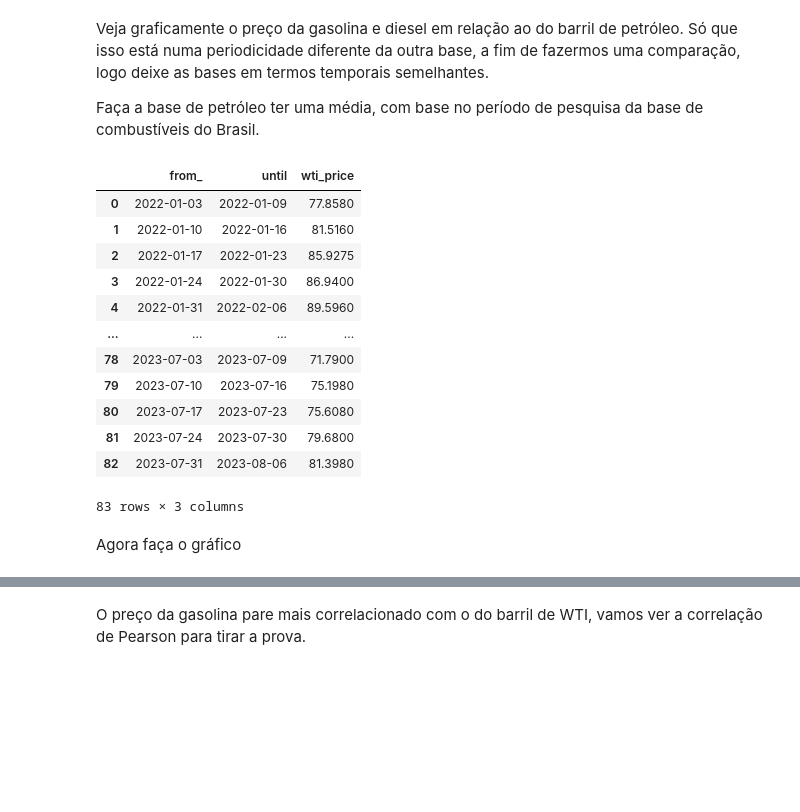
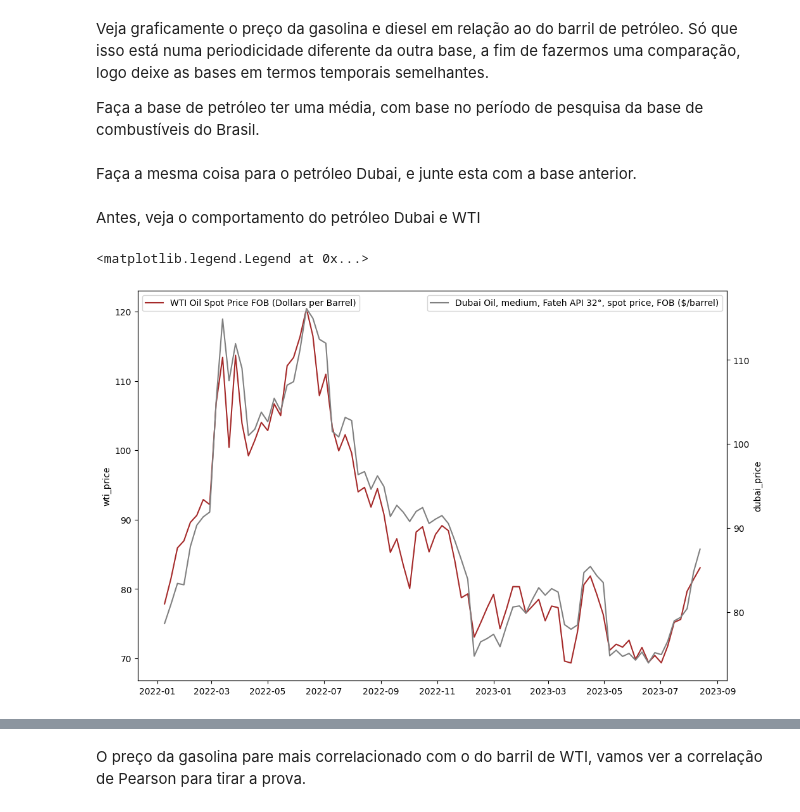
Before and after one commit to JimmyFlorido/gas_causal_inference, a Jupyter notebook: analysis.ipynb, the cells around one changed output, grey strips where cells are left out. Saved outputs shown, nothing was run; the diff lists cells and outputs as text; code cells hidden in the pictures; blank space fills up the shorter version.

```diff
--- a/analysis.ipynb
+++ b/analysis.ipynb
@@ -203,20 +229,8 @@ oil_avg = plant_sel[["from_", "until"]].drop_duplicates().copy()
 
 oil_avg = oil_avg.merge(oil[oil.day >= "2022-01-01"], how="cross")
 
-oil_avg = oil_avg[oil_avg.day.between(oil_avg.from_, oil_avg.until)].groupby(["from_", "until"], as_index=False).agg({"wti_price": "mean"})
+oil_avg = oil_avg[oil_avg.day.between(oil_avg.from_, oil_avg.until)].\
+                groupby(["from_", "until"], as_index=False).\
+                agg({"wti_price": "mean"})
-# %% [output]
-|  | from_ | until | wti_price |
-| 0 | 2022-01-03 | 2022-01-09 | 77.8580 |
-| 1 | 2022-01-10 | 2022-01-16 | 81.5160 |
-| 2 | 2022-01-17 | 2022-01-23 | 85.9275 |
-| 3 | 2022-01-24 | 2022-01-30 | 86.9400 |
-| 4 | 2022-01-31 | 2022-02-06 | 89.5960 |
-| ... | ... | ... | ... |
-| 78 | 2023-07-03 | 2023-07-09 | 71.7900 |
-| 79 | 2023-07-10 | 2023-07-16 | 75.1980 |
-| 80 | 2023-07-17 | 2023-07-23 | 75.6080 |
-| 81 | 2023-07-24 | 2023-07-30 | 79.6800 |
-| 82 | 2023-07-31 | 2023-08-06 | 81.3980 |
-83 rows × 3 columns
-# %% [markdown]
-Agora faça o gráfico
+# %% [markdown]
+Faça a mesma coisa para o petróleo Dubai, e junte esta com a base anterior.
@@ -222,0 +247,29 @@ Agora faça o gráfico
+# %% [markdown]
+Antes, veja o comportamento do petróleo Dubai e WTI
+# %%
+fig, ax = plt.subplots(figsize=(12, 8))
+
+sns.lineplot(
+    x="until",
+    y="wti_price",
+    color="brown",
+    ax=ax,
+    data=oil_avg
+)
+
+ax2 = ax.twinx()
+
+sns.lineplot(
+    x="until",
+    y="dubai_price",
+    color="gray",
+    ax=ax2,
+    data=oil_avg
+)
+
+ax.set_xlabel('')
+ax.legend(loc="upper left", labels=["WTI Oil Spot Price FOB (Dollars per Barrel)"])
+ax2.legend(loc="upper right", labels=["Dubai Oil, medium, Fateh API 32°, spot price, FOB ($/barrel)"])
+# %% [output]
+<matplotlib.legend.Legend at 0x...>
+[figure, added]
```
Also changed, not shown: parts of 26 cells of this notebook, 1 other file.
